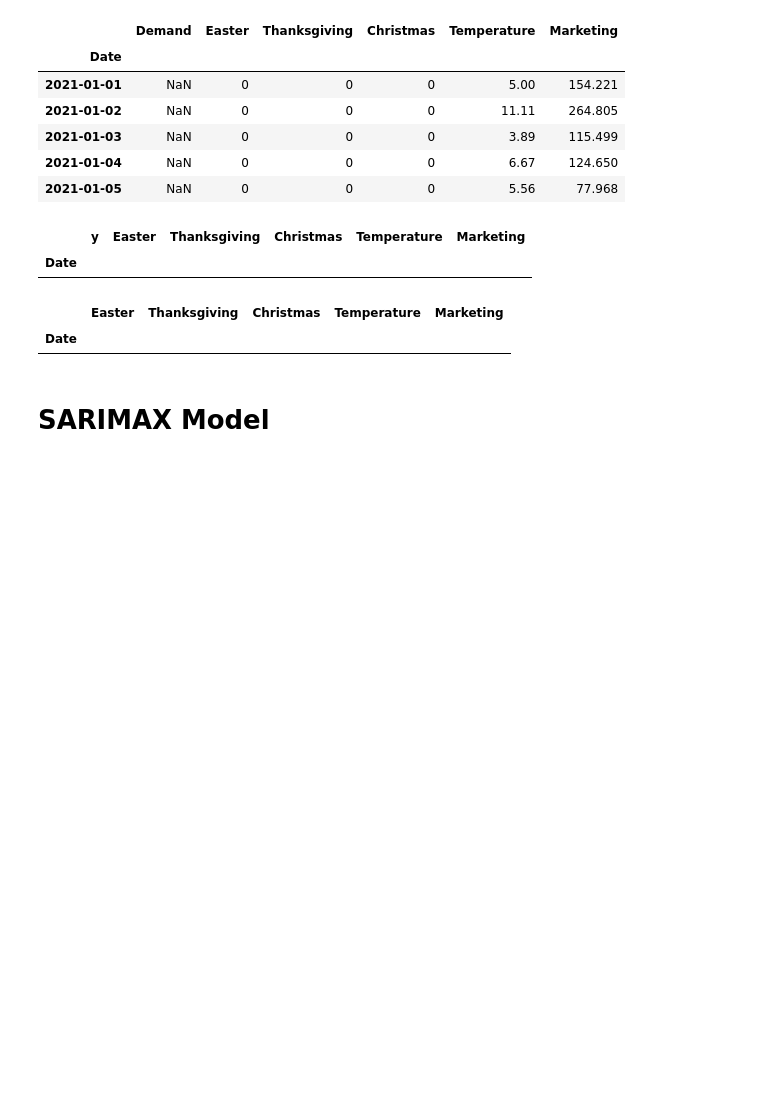
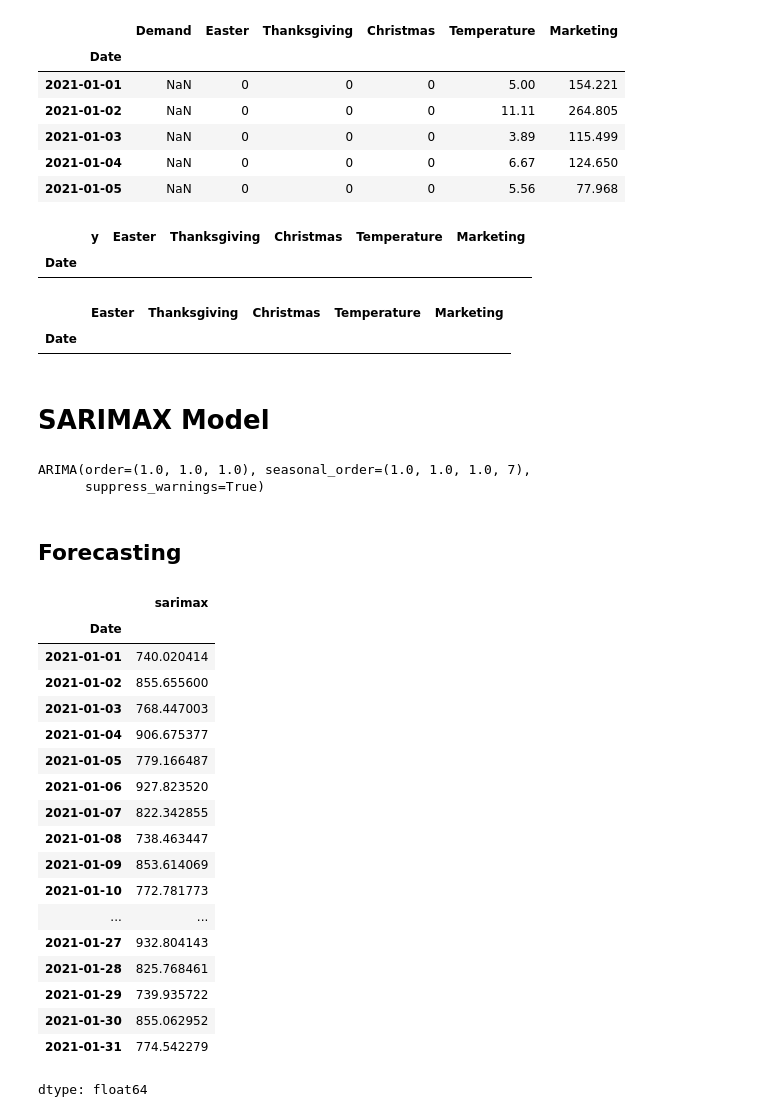
Before and after one commit to mrcruz117/SARIMAX---Parameter-Tuning-Template, a Jupyter notebook: SARIMAX_Forecast_Template.ipynb, the cells around one changed output. Drawn from its saved outputs; the diff is of its cells as text; code cells hidden in the pictures; blank space fills up the shorter version.

```diff
--- a/SARIMAX_Forecast_Template.ipynb
+++ b/SARIMAX_Forecast_Template.ipynb
@@ -75,9 +86,47 @@ future_X.head(0)
 # model
 
 model = pm.ARIMA(
-    X=X,
-    order=(1,1,1),
-    seasonal_order=(1,1,1, 7),
+    X=train_X,
+    order=(p,d,q),
+    seasonal_order=(P,D,Q, 7),
     suppress_warnings=True,
     enforce_stationarity=False,
     )
+
+# fit model
+model.fit(df.y)
+# %% [output]
+ARIMA(order=(1.0, 1.0, 1.0), seasonal_order=(1.0, 1.0, 1.0, 7),
+      suppress_warnings=True)
+# %% [markdown]
+## Forecasting
+# %%
+# predictions
+
+predictions_sarimax = pd.Series(model.predict(
+    n_periods=len(future_X),
+    X=future_X
+    )).rename('sarimax')
+
+predictions_sarimax.index = future_df.index
+predictions_sarimax
+# %% [output]
+|  | sarimax |
+| Date |  |
+| 2021-01-01 | 740.020414 |
+| 2021-01-02 | 855.655600 |
+| 2021-01-03 | 768.447003 |
+| 2021-01-04 | 906.675377 |
+| 2021-01-05 | 779.166487 |
+| 2021-01-06 | 927.823520 |
+| 2021-01-07 | 822.342855 |
+| 2021-01-08 | 738.463447 |
+| 2021-01-09 | 853.614069 |
+| 2021-01-10 | 772.781773 |
+| ... | ... |
+| 2021-01-27 | 932.804143 |
+| 2021-01-28 | 825.768461 |
+| 2021-01-29 | 739.935722 |
+| 2021-01-30 | 855.062952 |
+| 2021-01-31 | 774.542279 |
+dtype: float64
```
Also changed, not shown: parts of 5 cells of this notebook.
